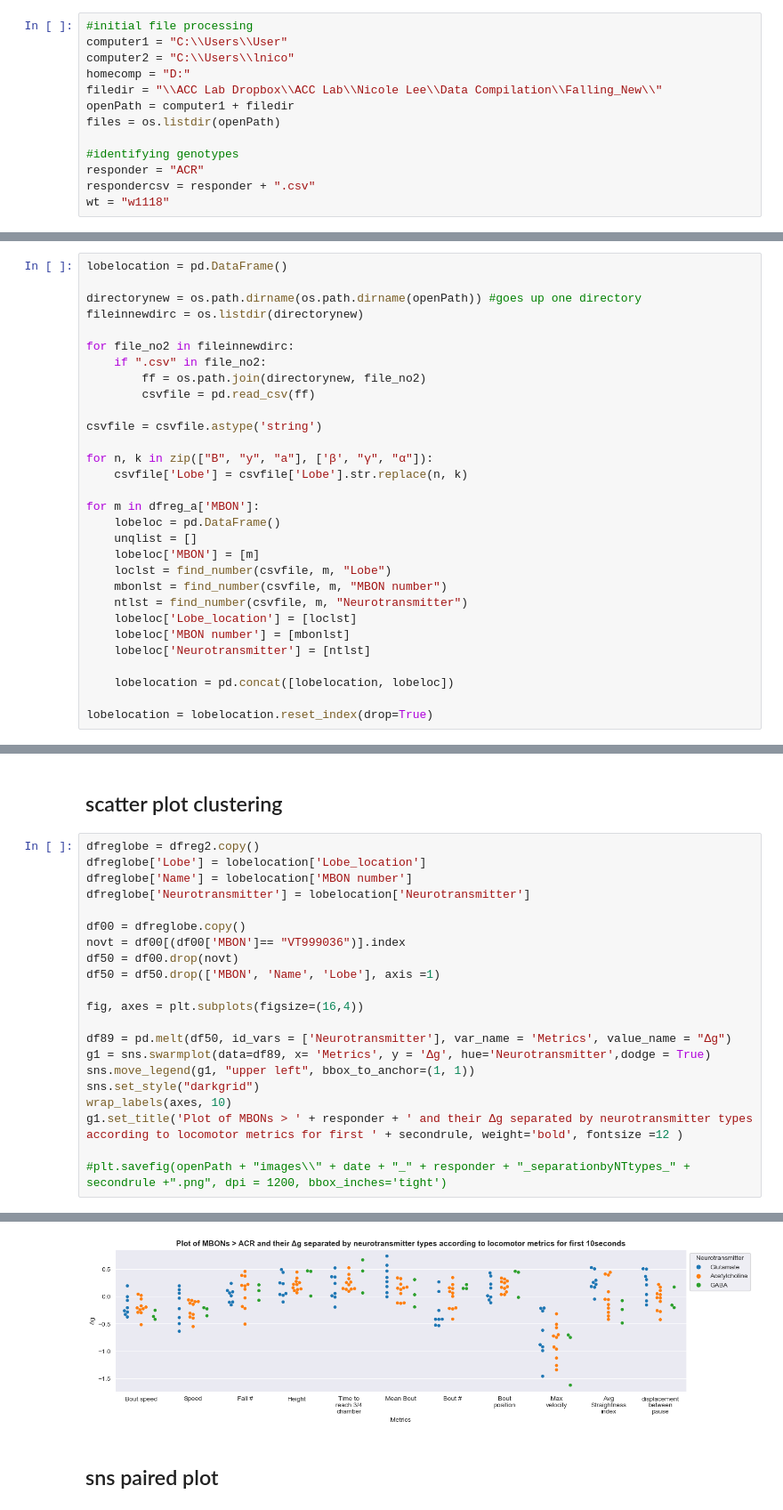
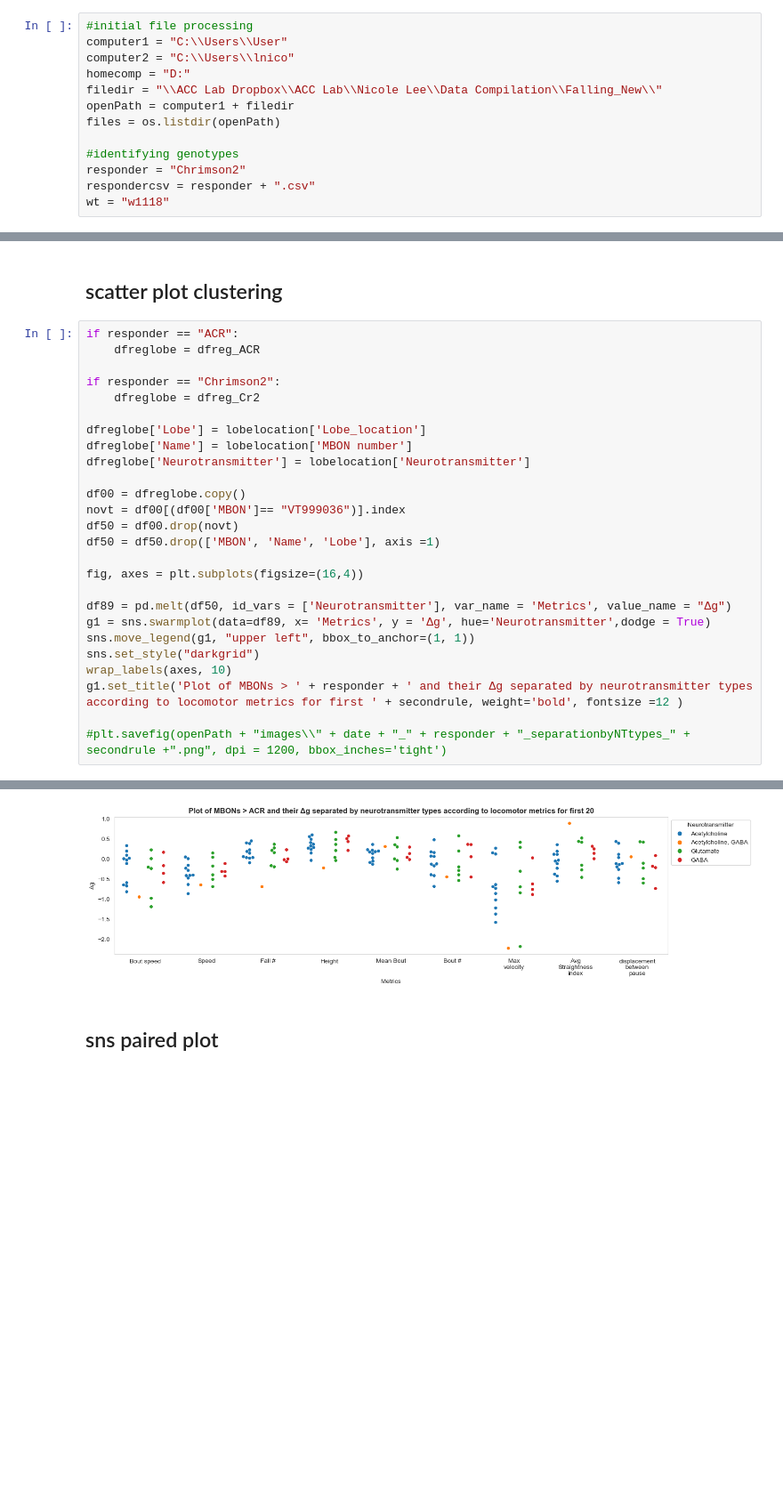
Before and after one commit to lnicole08/deltaG_screen, a Jupyter notebook: Heatmappotofu_1.ipynb, the cells around one changed output, grey strips where cells are left out. Shown at 89% size. Cells and saved outputs as stored; diff of their text form; blank space fills up the shorter version.

```diff
--- a/Heatmappotofu_1.ipynb
+++ b/Heatmappotofu_1.ipynb
@@ -43,7 +44,7 @@ openPath = computer1 + filedir
 files = os.listdir(openPath)
 
 #identifying genotypes
-responder = "ACR"
+responder = "Chrimson2"
 respondercsv = responder + ".csv"
 wt = "w1118"
 # %%
@@ -514,30 +640,0 @@ effectsizedivision
-# %%
-lobelocation = pd.DataFrame()
-
-directorynew = os.path.dirname(os.path.dirname(openPath)) #goes up one directory
-fileinnewdirc = os.listdir(directorynew)
-
-for file_no2 in fileinnewdirc:
-    if ".csv" in file_no2:
-        ff = os.path.join(directorynew, file_no2)
-        csvfile = pd.read_csv(ff)
-
-csvfile = csvfile.astype('string')
-
-for n, k in zip(["B", "y", "a"], ['β', "γ", "α"]):
-    csvfile['Lobe'] = csvfile['Lobe'].str.replace(n, k)
-
-for m in dfreg_a['MBON']:
-    lobeloc = pd.DataFrame()
-    unqlist = []
-    lobeloc['MBON'] = [m]
-    loclst = find_number(csvfile, m, "Lobe")
-    mbonlst = find_number(csvfile, m, "MBON number")
-    ntlst = find_number(csvfile, m, "Neurotransmitter")
-    lobeloc['Lobe_location'] = [loclst]
-    lobeloc['MBON number'] = [mbonlst]
-    lobeloc['Neurotransmitter'] = [ntlst]
-
-    lobelocation = pd.concat([lobelocation, lobeloc])
-
-lobelocation = lobelocation.reset_index(drop=True)
@@ -862,7 +814,12 @@ for n in list(dblist.index):
 # %% [markdown]
 ## scatter plot clustering
 # %%
-dfreglobe = dfreg2.copy()
+if responder == "ACR":
+    dfreglobe = dfreg_ACR
+
+if responder == "Chrimson2":
+    dfreglobe = dfreg_Cr2
+
 dfreglobe['Lobe'] = lobelocation['Lobe_location']
 dfreglobe['Name'] = lobelocation['MBON number']
 dfreglobe['Neurotransmitter'] = lobelocation['Neurotransmitter']
@@ -886,4 +844,4 @@ g1.set_title('Plot of MBONs > ' + responder + ' and their Δg separated by neuro
-[figure, old version]
+[figure, new version]
 # %% [markdown]
 ## sns paired plot
 # %%
```
Also changed, not shown: parts of 35 cells of this notebook.
